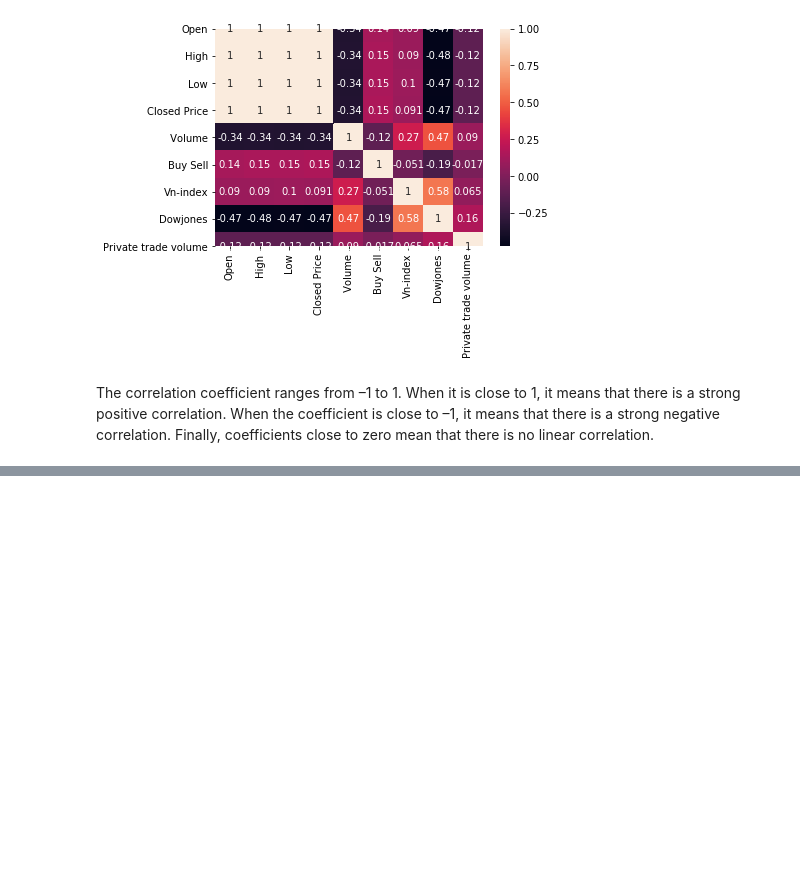
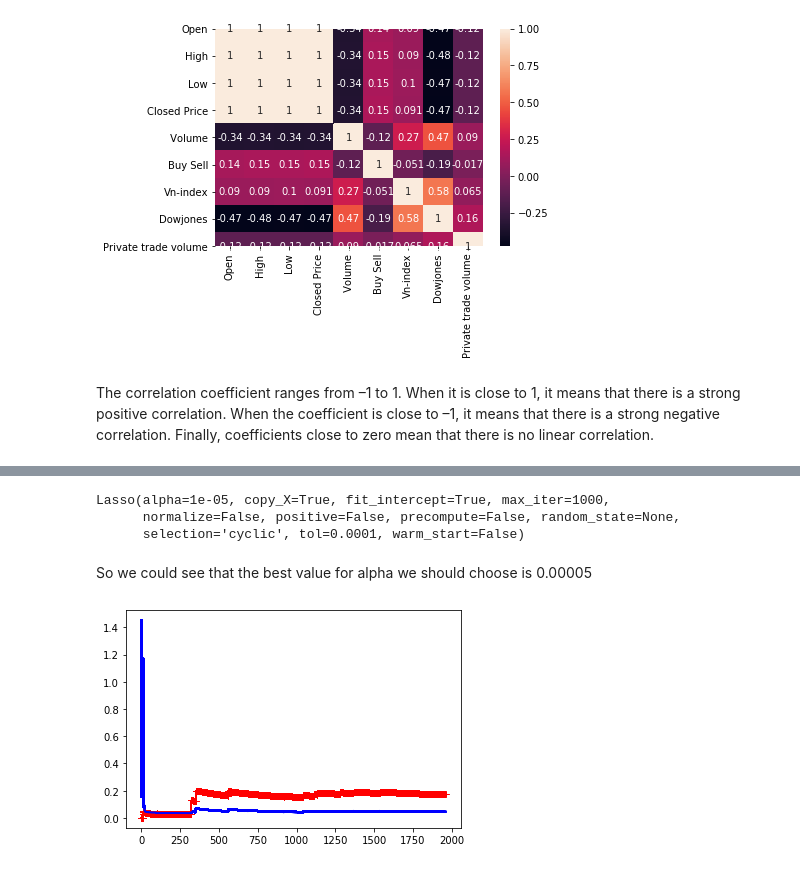
Before and after one commit to lazykat031192/pythonprojectfinal, a Jupyter notebook: pythonfinalproject.ipynb, the cells around one changed output, grey strips where cells are left out. Cells and saved outputs as stored; diff of their text form; code cells hidden in the pictures; blank space fills up the shorter version.

```diff
--- a/pythonfinalproject.ipynb
+++ b/pythonfinalproject.ipynb
@@ -133,0 +315,9 @@ linear correlation.
+# %%
+from sklearn.ensemble import RandomForestRegressor
+forest_reg = RandomForestRegressor(n_estimators=1000, criterion='mse',random_state=True)
+forest_reg.fit(train_attribute_sc, train_price_sc)
+test_prediction=forest_reg.predict(test_attribute_sc)
+forest_mse = mean_squared_error(test_price_sc, test_prediction)
+forest_rmse = np.sqrt(forest_mse)
+print('The coefficient is: ',forest_reg.feature_importances_)
+print('The RMSE is: ',forest_rmse)
@@ -133,0 +344,37 @@ linear correlation.
+# %%
+from sklearn.model_selection import GridSearchCV
+regr_lasso =linear_model.Lasso()
+param_grid=[{'alpha':[0.00001,1]}]
+grid_search=GridSearchCV(regr_lasso, param_grid, cv=1000 , scoring='neg_mean_squared_error')
+grid_search.fit(train_attribute_sc, train_price_sc)
+grid_search.best_estimator_
+
+#final_model =grid_search.best_estimator_
+#test_price_prediction=final_model.predict(test_attribute_sc)
+#final_mse = mean_squared_error(test_price_sc, test_price_prediction)
+#final_rmse = np.sqrt(final_mse)
+#final_rmse
+# %% [output]
+Lasso(alpha=1e-05, copy_X=True, fit_intercept=True, max_iter=1000,
+      normalize=False, positive=False, precompute=False, random_state=None,
+      selection='cyclic', tol=0.0001, warm_start=False)
+# %% [markdown]
+So we could see that the best value for alpha we should choose is 0.00005
+# %%
+from sklearn.metrics import mean_squared_error
+from sklearn.model_selection import train_test_split
+def plot_learning_curves(model, train_attribute_sc, train_price_sc):
+    train_attribute_sc_train, train_attribute_sc_val, train_price_sc_train, train_price_sc_val = train_test_split(train_attribute_sc, train_price_sc, test_size=0.2)
+    train_errors, val_errors = [], []
+    for m in range(1, len(train_attribute_sc_train)):
+        model.fit(train_attribute_sc_train[:m], train_price_sc_train[:m])
+        train_price_train_predict = model.predict(train_attribute_sc_train[:m])
+        train_price_val_predict = model.predict(train_attribute_sc_val)
+        train_errors.append(mean_squared_error(train_price_train_predict, train_price_sc_train[:m]))
+        val_errors.append(mean_squared_error(train_price_val_predict, train_price_sc_val))
+        plt.plot(np.sqrt(train_errors), "r-+", linewidth=1, label="train")
+        plt.plot(np.sqrt(val_errors), "b-", linewidth=2, label="val")
+lin_reg = LinearRegression()
+plot_learning_curves(lin_reg, train_attribute_sc, train_price_sc)
+# %% [output]
+[figure, added]
```
Also changed, not shown: parts of 54 cells of this notebook.
